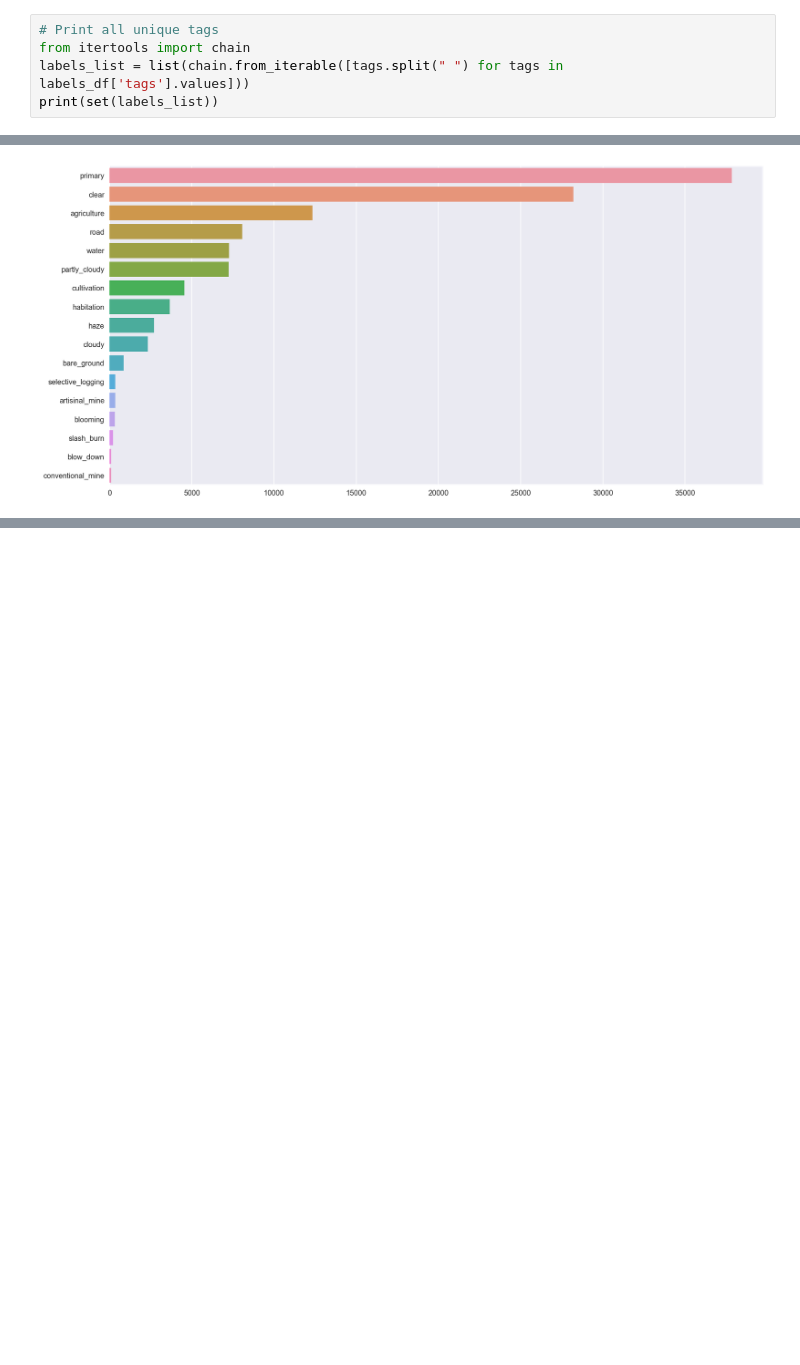
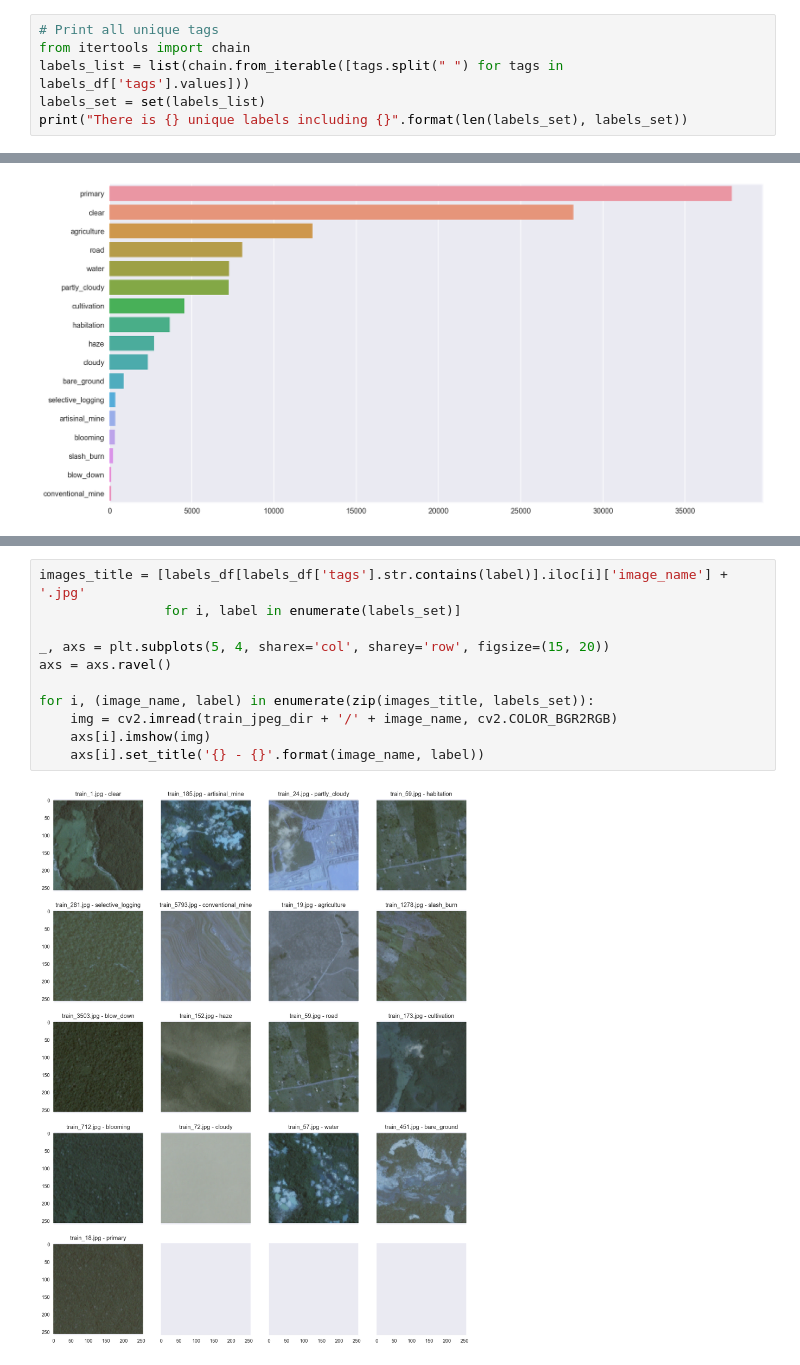
Before and after one commit to EKami/planet-amazon-deforestation, a Jupyter notebook: notebooks/amazon_forest_notebook.ipynb, the cells around one changed output, grey strips where cells are left out. Drawn from its saved outputs; the diff is of its cells as text; blank space fills up the shorter version.

```diff
--- a/notebooks/amazon_forest_notebook.ipynb
+++ b/notebooks/amazon_forest_notebook.ipynb
@@ -36,5 +39,6 @@ labels_df.head()
 # Print all unique tags
 from itertools import chain
 labels_list = list(chain.from_iterable([tags.split(" ") for tags in labels_df['tags'].values]))
-print(set(labels_list))
+labels_set = set(labels_list)
+print("There is {} unique labels including {}".format(len(labels_set), labels_set))
 # %% [output]
@@ -51,0 +60,13 @@ sns.barplot(x=labels_s, y=labels_s.index, orient='h')
+# %%
+images_title = [labels_df[labels_df['tags'].str.contains(label)].iloc[i]['image_name'] + '.jpg'
+                for i, label in enumerate(labels_set)]
+
+_, axs = plt.subplots(5, 4, sharex='col', sharey='row', figsize=(15, 20))
+axs = axs.ravel()
+
+for i, (image_name, label) in enumerate(zip(images_title, labels_set)):
+    img = cv2.imread(train_jpeg_dir + '/' + image_name, cv2.COLOR_BGR2RGB)
+    axs[i].imshow(img)
+    axs[i].set_title('{} - {}'.format(image_name, label))
+# %% [output]
+[figure, added]
```
Also changed, not shown: parts of 6 cells of this notebook, 2 other files.
